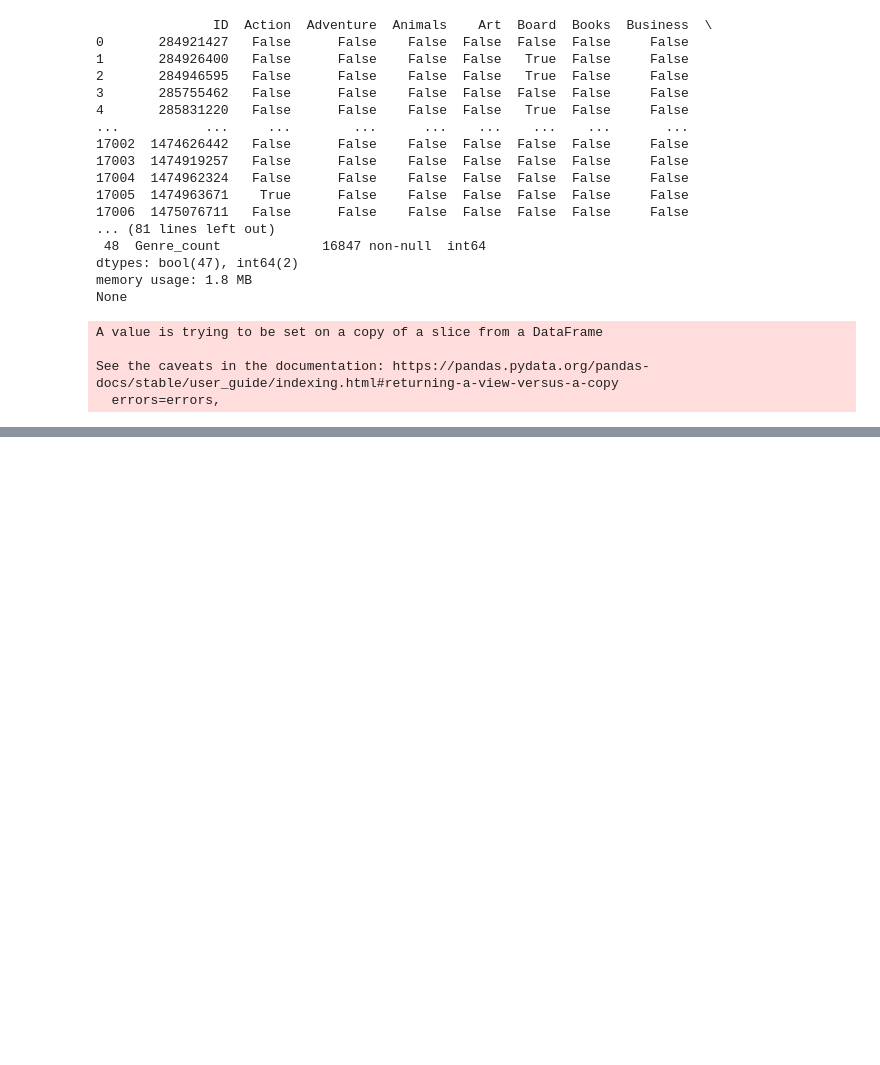
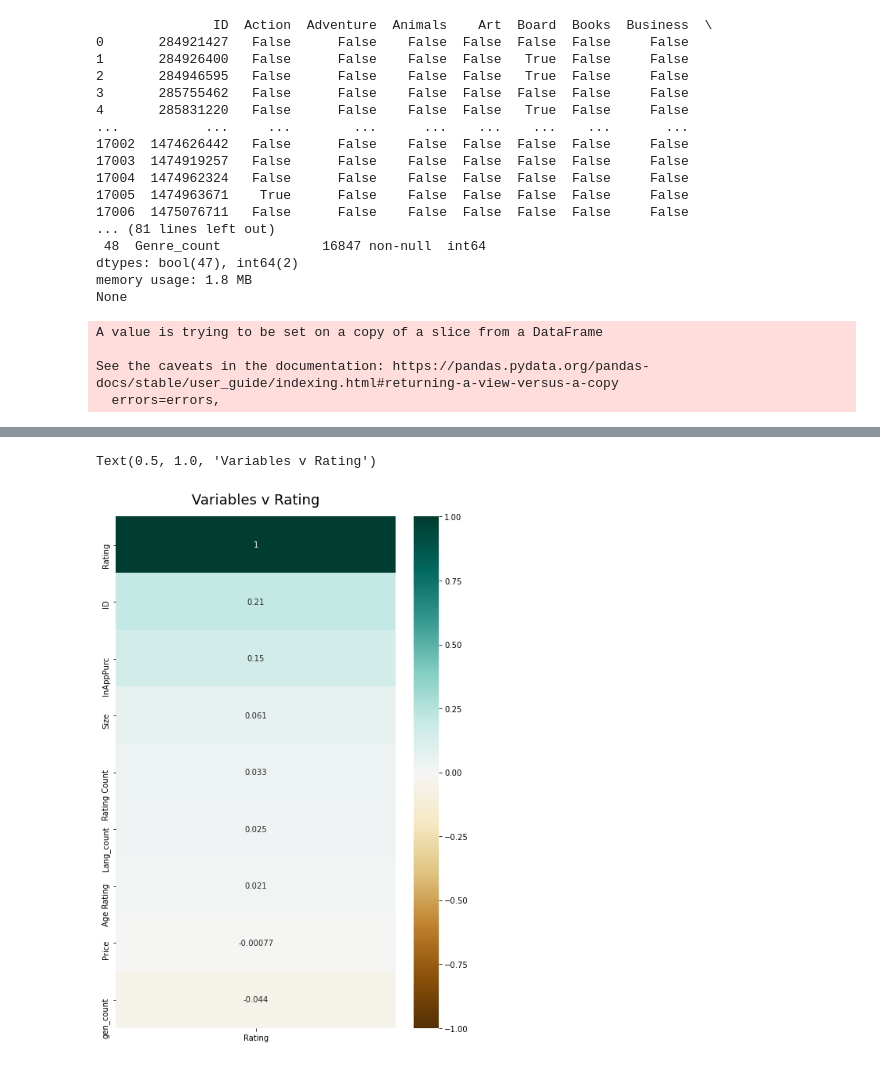
Before and after one commit to christianveater/Springboard_rep, a Jupyter notebook: Capstone-Project-2/Capstone2.ipynb, the cells around one changed output, grey strips where cells are left out. Saved outputs shown, nothing was run; the diff lists cells and outputs as text; code cells hidden in the pictures; blank space fills up the shorter version.

```diff
--- a/Capstone-Project-2/Capstone2.ipynb
+++ b/Capstone-Project-2/Capstone2.ipynb
@@ -321,0 +383,7 @@ None
+# %%
+plt.figure(figsize=(8,12))
+heatmap1 = sns.heatmap(df.corr()[['Rating']].sort_values(by="Rating", ascending=False), vmin=-1, vmax=1, annot=True, cmap='BrBG')
+heatmap1.set_title('Variables v Rating', fontdict={'fontsize':18}, pad=16)
+# %% [output]
+Text(0.5, 1.0, 'Variables v Rating')
+[figure, added]
```
Also changed, not shown: parts of 10 cells of this notebook.
